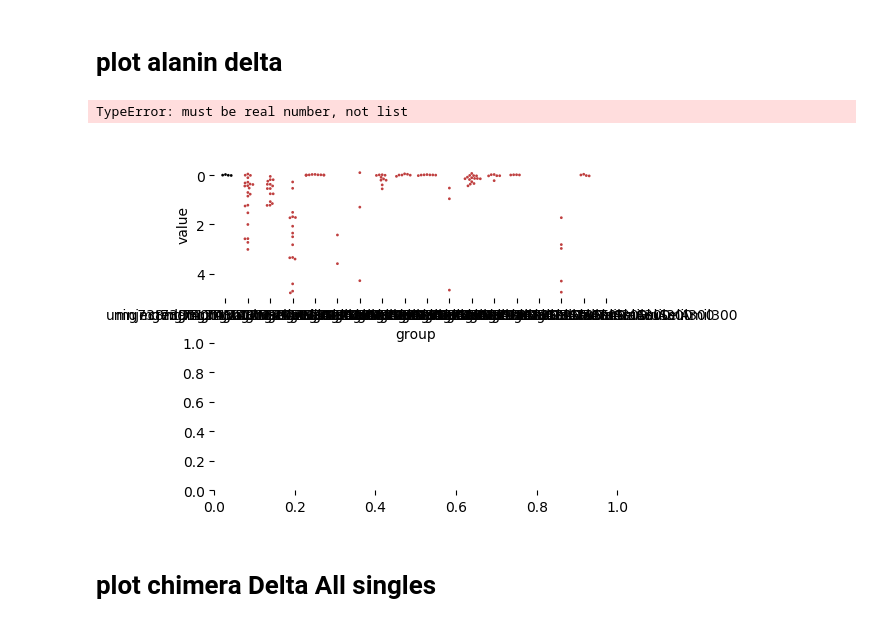
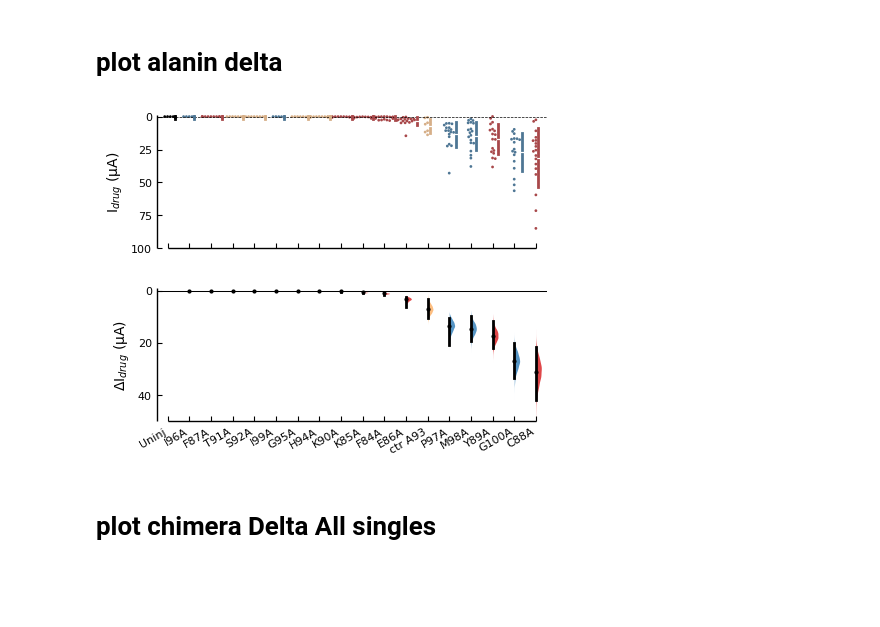
Before and after one commit to sfechner/JupyterNotebooksDEGENaCPharm, a Jupyter notebook: RatioNterm.ipynb, the cells around one changed output. Cells and saved outputs as stored; diff of their text form; code cells hidden in the pictures; blank space fills up the shorter version.

```diff
--- a/RatioNterm.ipynb
+++ b/RatioNterm.ipynb
@@ -293,7 +363,7 @@ all_alanin300AmilDelta = ["uninjectedDELTANaGluSelAmil300"]
 #all_alanin300AmilDelta.append(Uninj300AmilDelta)
 
 for i in range(len(FigAlaninAll)):
-    X = (ReNameAlanin[FigAlaninAll[i]]+"DELTANaGluSelAmil300")
+    X = (ReNameAlanin[FigAlaninAll[i]]['name']+"DELTANaGluSelAmil300")
     all_alanin300AmilDelta.append(X)
 
 
@@ -310,7 +380,7 @@ all_Chimera300AmilDelta = ["uninjectedDELTANaGluSelAmil300"]
 #all_chimera300AmilDelta.append(Uninj300AmilDelta)
 
 for i in range(len(FigChimeraAll)):
-    X = (ReNameChimera[FigChimeraAll[i]]+"DELTANaGluSelAmil300")
+    X = (ReNameChimera[FigChimeraAll[i]]['name']+"DELTANaGluSelAmil300")
     all_Chimera300AmilDelta.append(X)
 
 
@@ -329,8 +399,16 @@ for i in range(50):
     colorsBefAfter.append("red")
 
 colorsDelta = ['black']
-for i in range(50):
-    colorsDelta.append("red")
+for i in range(len(LabelAlanin)):
+    colorsDelta.append(ReNameAlanin[LabelAlanin[i]]['color'])
+
+colorsDeltaChimera = ['black']
+for i in range(len(LabelChimera)):
+    colorsDeltaChimera.append(ReNameChimera[LabelChimera[i]]['color'])
+
+# colorsDelta = ['black']
+# for i in range(50):
+#     colorsDelta.append("red")
 
 # colorsSINGLES = [(0.30, 0.69, 0.29),(0.60, 0.31,0.64),(0.89, 0.11,0.10),(1, 0.50,0),(0.22,0.49,0.72),(0.00, 0.00, 0.00),"red","blue",(0.00, 0.00, 0.00),(0.22, 0.49, 0.72),(1.00, 0.50, 0.00),"darkgreen",(0.30, 0.69, 0.29),(0.30, 0.69, 0.29),(0.6, 0.31, 0.64)]
 # colorsPharma = [(0.30, 0.69, 0.29),(0.60, 0.31,0.64),(0.89, 0.11,0.10),(0.00, 0.00, 0.00),(0.22,0.49,0.72),(0.00, 0.00, 0.00),"red","blue",(0.00, 0.00, 0.00),(0.22, 0.49, 0.72),(1.00, 0.50, 0.00),"darkgreen",(0.30, 0.69, 0.29),(0.30, 0.69, 0.29),(0.6, 0.31, 0.64)]
@@ -431,7 +504,7 @@ plotnr = np.array([1,2])
 for n in range(int(len(df_newInuA_Bef_Chimera.columns)/2)):
     #print('plotting the lines')
     for i in range(len(df_newInuA_Bef_Chimera[ListofAllChimera[n]+"-NaGluSelAmil300"])):
-        ax1.plot(plotnr, [df_newInuA_Bef_Chimera[ListofAllChimera[n]+"-NaGluSelAmil300"][i], df_newInuA_Bef_Chimera[ListofAllChimera[n]+"+NaGluSelAmil300"][i]], c=colorsDelta[n],marker = 'o',markersize=SizeOfMarker, linewidth=SizeofLine,clip_on=False)# alpha=0.5
+        ax1.plot(plotnr, [df_newInuA_Bef_Chimera[ListofAllChimera[n]+"-NaGluSelAmil300"][i], df_newInuA_Bef_Chimera[ListofAllChimera[n]+"+NaGluSelAmil300"][i]], c=colorsDeltaChimera[n],marker = 'o',markersize=SizeOfMarker, linewidth=SizeofLine,clip_on=False)# alpha=0.5
     plotnr = plotnr +2
 
 
@@ -490,41 +562,40 @@ ValueError: cannot convert float NaN to integer
 # plot alanin delta
 # %%
 #plt.figure(figsize=(3.5, 3))
-fig1= Fig_Delta_Alanin.mean_diff.plot(swarm_ylim=(5,-1), contrast_ylim=(50,-1), fig_size=(5.2, 4.5),  raw_marker_size=(2),es_marker_size=2,contrast_label='ΔI$_{drug}$ (µA)',
+fig1= Fig_Delta_Alanin.mean_diff.plot(swarm_ylim=(100,-1), contrast_ylim=(50,-1), fig_size=(5.2, 4.5),  raw_marker_size=(2),es_marker_size=2,contrast_label='ΔI$_{drug}$ (µA)',
                                     swarm_label='I$_{drug}$ (µA)',custom_palette=colorsDelta, reflines_kwargs = {'linestyle':'dashed', 'linewidth':0.75})#,reflines_kwargs
 
 
 fig1.axes[0].plot([-1,50], [0,0], 'k-', color='#000000', linestyle='--',linewidth=0.5)
 #fig1.axes[1].plot([-1,20], [-1,-1], 'k--', color='#000000', linewidth=1)
 fig1.axes[0].tick_params(axis='both', which='major', labelsize=AxisLegendSize)
 fig1.axes[1].tick_params(axis='both', which='major', labelsize=AxisLegendSize)
 fig1.axes[0].get_yaxis().set_tick_params(direction='in')
 fig1.axes[1].get_yaxis().set_tick_params(direction='in')
 fig1.axes[0].get_xaxis().set_tick_params(direction='in')
 fig1.axes[1].get_xaxis().set_tick_params(direction='in')
 
 
 
 labels = ['','']
 fig1.axes[0].set_xticklabels(labels, rotation=30, ha='right')
 # fig1.axes[0].text(0.13, -12.5, 'Ibu (µM)')
 # fig1.axes[0].text(4.0, -12.5, 'Asp  (µM)')
 
 labels2 = ['Uninj']
 for i in range(0,len(LabelAlanin)):
     #labels2.append('')
     labels2.append(LabelAlanin[i])
 
 #labels2 = ['',LabelAlanin[0],'','F84A','','K85A','','E86A','','F87A','','C88A','','Y89A','','K90A','','T91A','','S92A','','H94A','','G95A','','I96A','','P97A','','M98A','','I99A','','G100A']
 fig1.axes[1].set_xticklabels(labels2, rotation=30, ha='right')
 
 #plt.gcf().subplots_adjust(bottom=0.2, left=0.3,right=None, top=None,hspace=1.5, wspace=0.2)
 #plt.gcf().subplots_adjust(bottom=0.17, left=0.25,right=None, top=None,hspace=0.75, wspace=0.2)
 plt.gcf().subplots_adjust(bottom=0.2, left=0.15,right=None, top=None,hspace=None, wspace=None)
 plt.savefig(filedirExportFig+"ChangeinCurrentPilotAlanin-WithOutCurrent"+'.pdf')
 # %% [output]
-TypeError: must be real number, not list
-[figure, old version]
+[figure, new version]
 # %% [markdown]
 # plot chimera Delta All singles
 # %%
```
Also changed, not shown: parts of 25 cells of this notebook, 3 other files.
